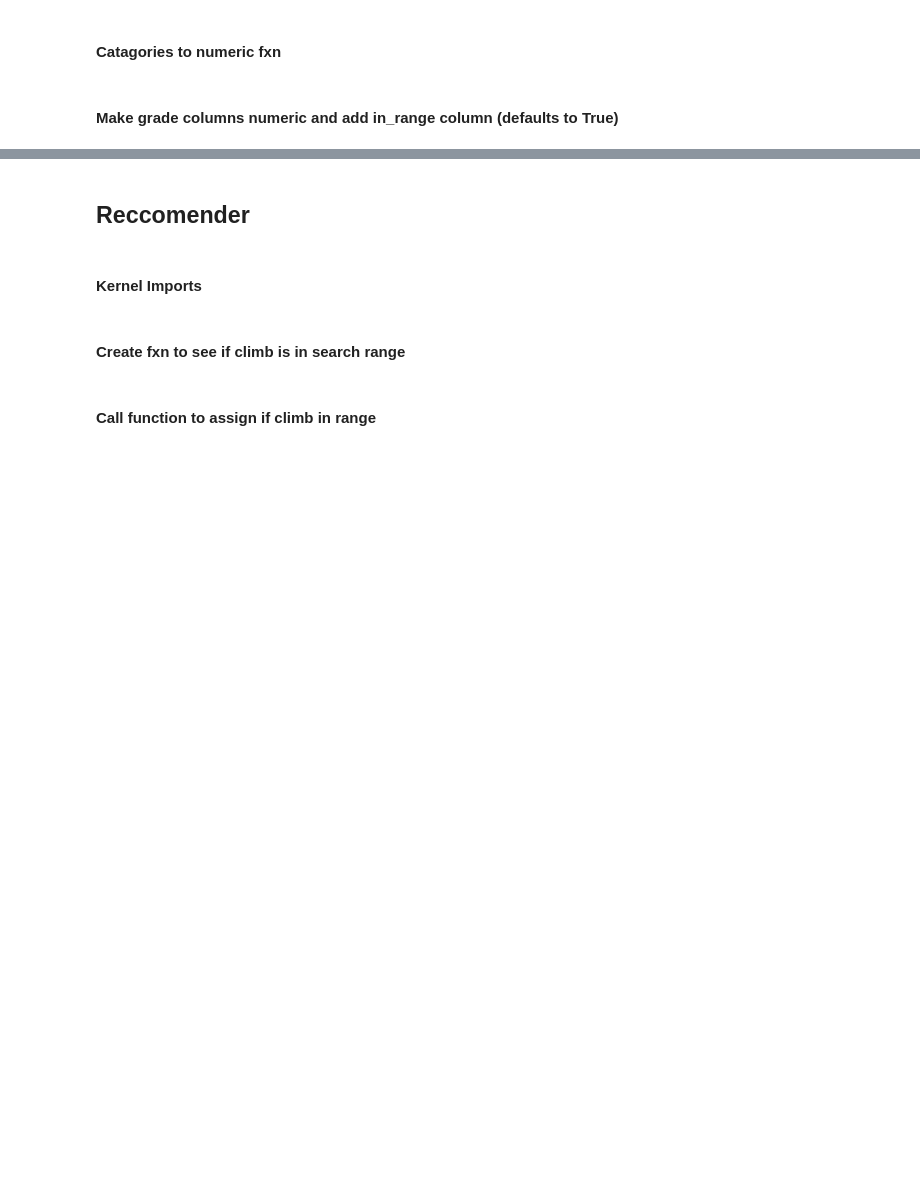
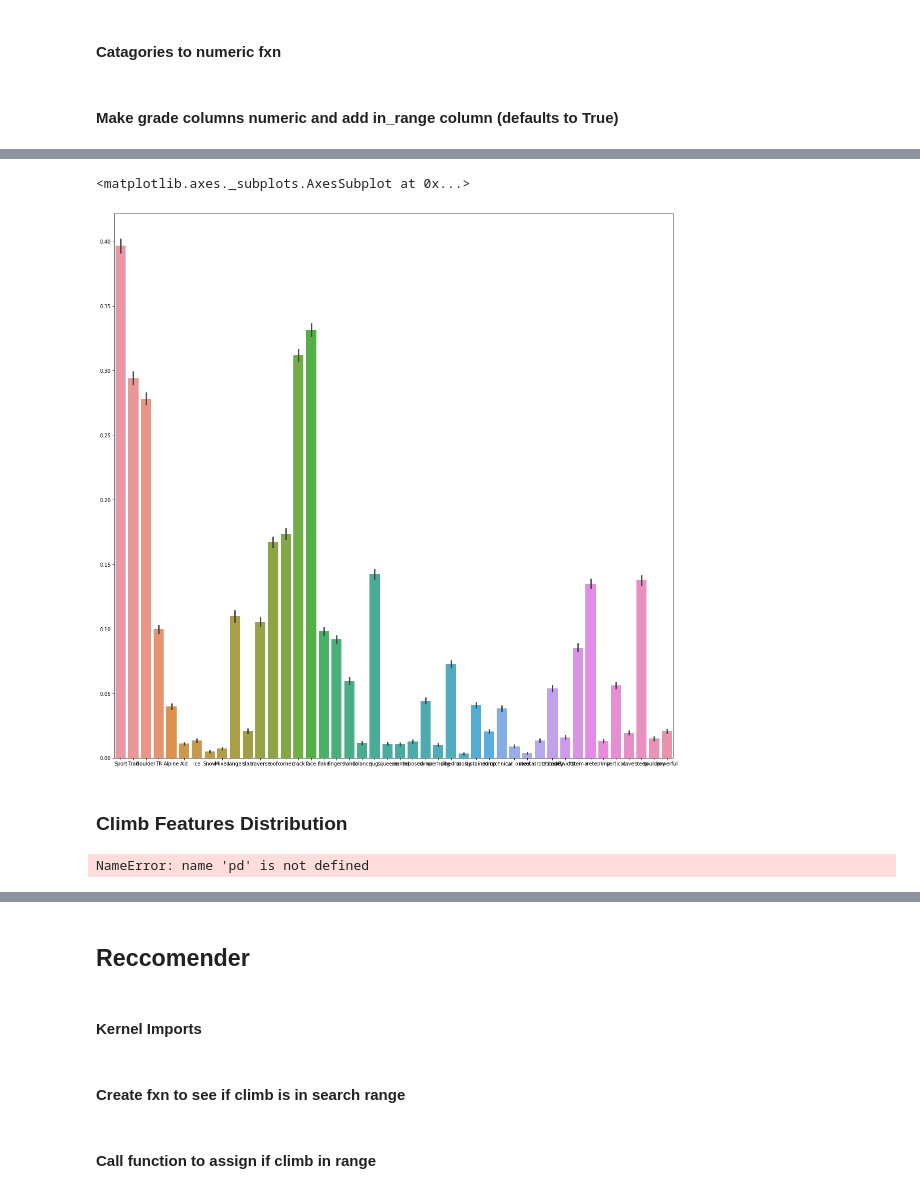
Before and after one commit to gseemann/climb_recommender, a Jupyter notebook: models.ipynb, the cells around one changed output, grey strips where cells are left out. Cells and saved outputs as stored; diff of their text form; code cells hidden in the pictures; blank space fills up the shorter version.

```diff
--- a/models.ipynb
+++ b/models.ipynb
@@ -365,0 +523,12 @@ df_numeric.head()
+# %%
+plt.figure(figsize=(20,20))
+sns.barplot(data=df_eda)
+# %% [output]
+<matplotlib.axes._subplots.AxesSubplot at 0x...>
+[figure, added]
+# %% [markdown]
+### Climb Features Distribution
+# %%
+df_graph = pd.melt(df_eda.loc[:,['Sport', 'Trad', 'Boulder', 'TR']])
+# %% [output]
+NameError: name 'pd' is not defined
```
Also changed, not shown: parts of 143 cells of this notebook, 7 other files.
